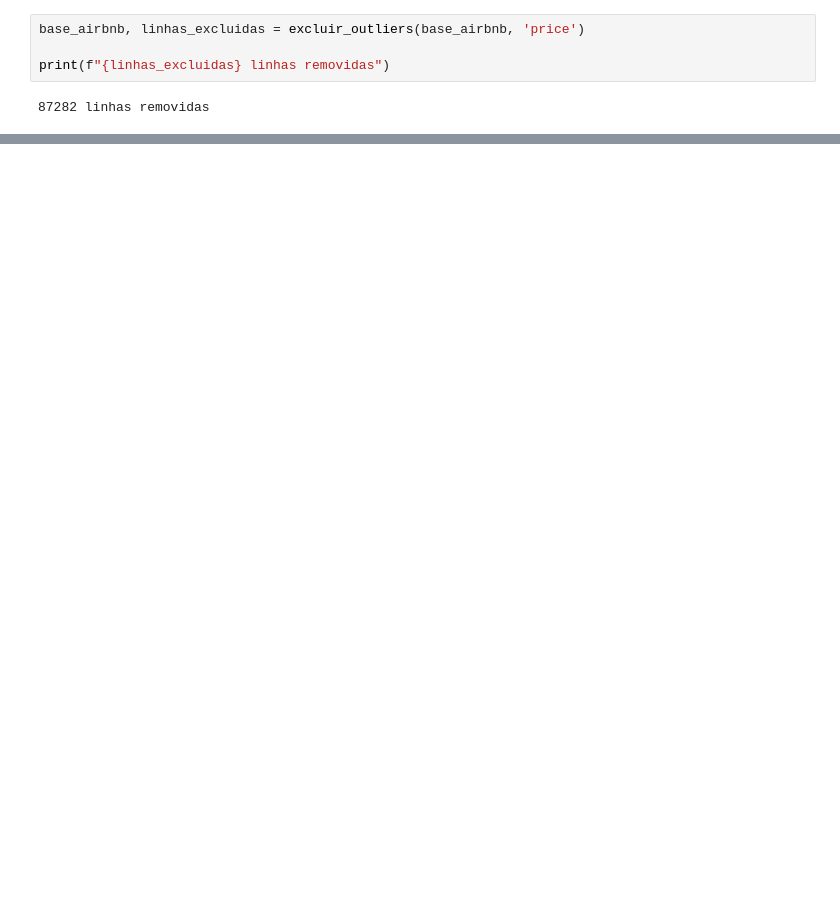
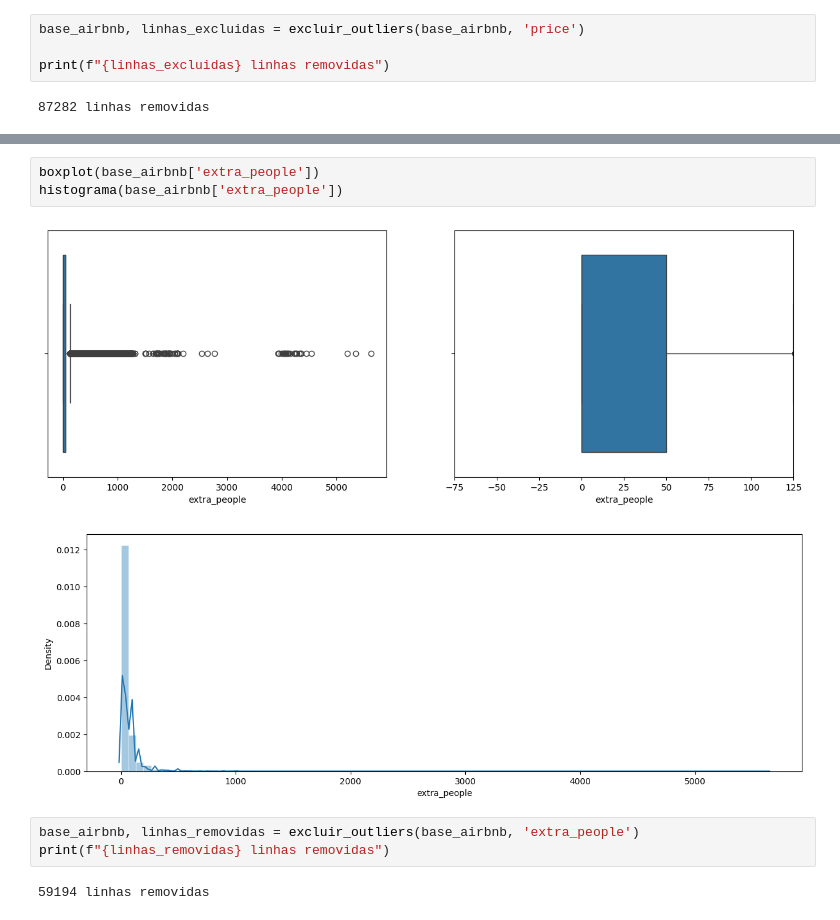
Before and after one commit to Giodzz/Data-Science-Project, a Jupyter notebook: main.ipynb, the cells around one changed output, grey strips where cells are left out. Saved outputs shown, nothing was run; the diff lists cells and outputs as text; blank space fills up the shorter version.

```diff
--- a/main.ipynb
+++ b/main.ipynb
@@ -327,0 +334,11 @@ histograma(base_airbnb['price'])
+# %%
+boxplot(base_airbnb['extra_people'])
+histograma(base_airbnb['extra_people'])
+# %% [output]
+[figure, added]
+[figure, added]
+# %%
+base_airbnb, linhas_removidas = excluir_outliers(base_airbnb, 'extra_people')
+print(f"{linhas_removidas} linhas removidas")
+# %% [output]
+59194 linhas removidas
```
Also changed, not shown: parts of 6 cells of this notebook.
